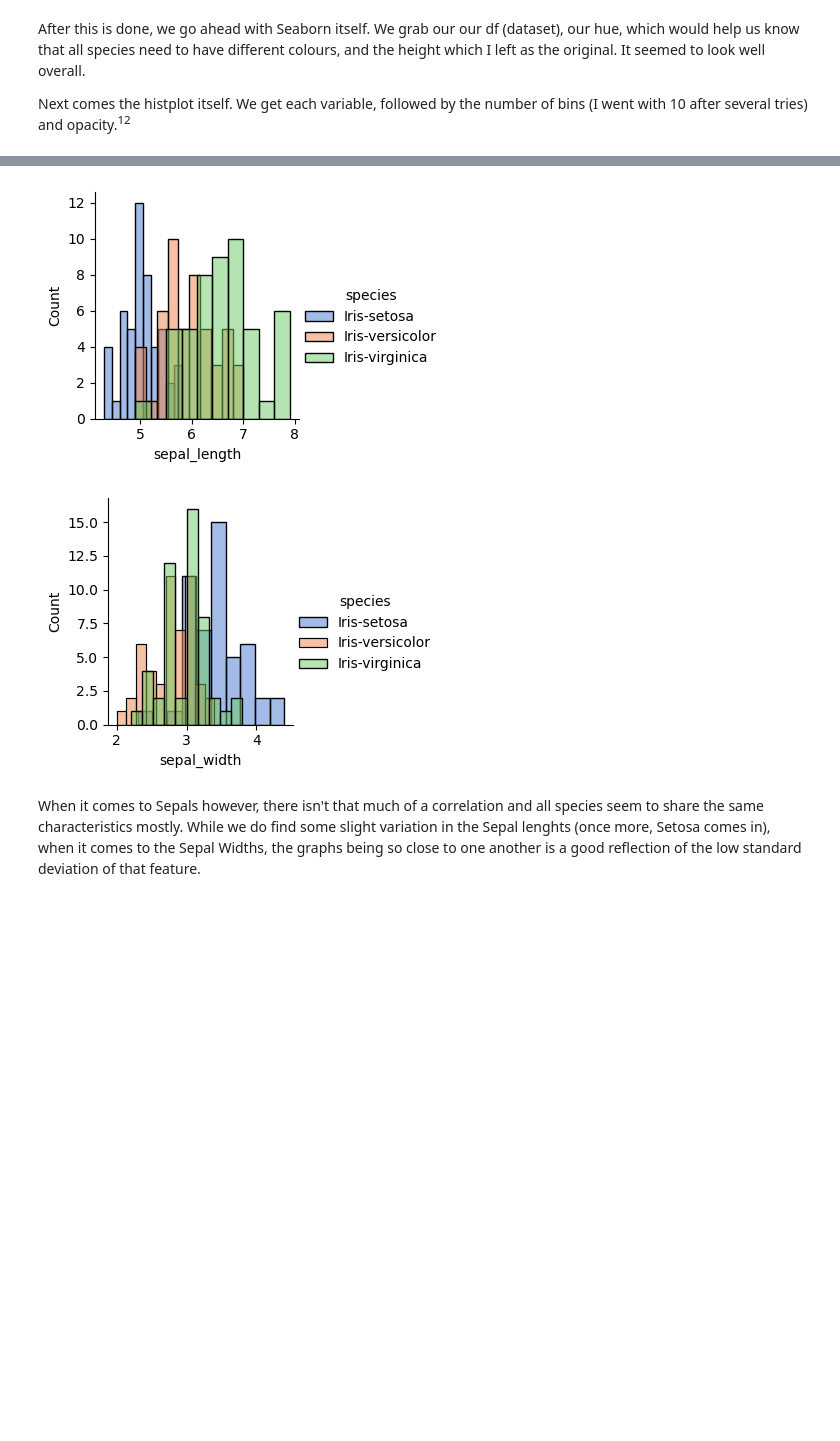
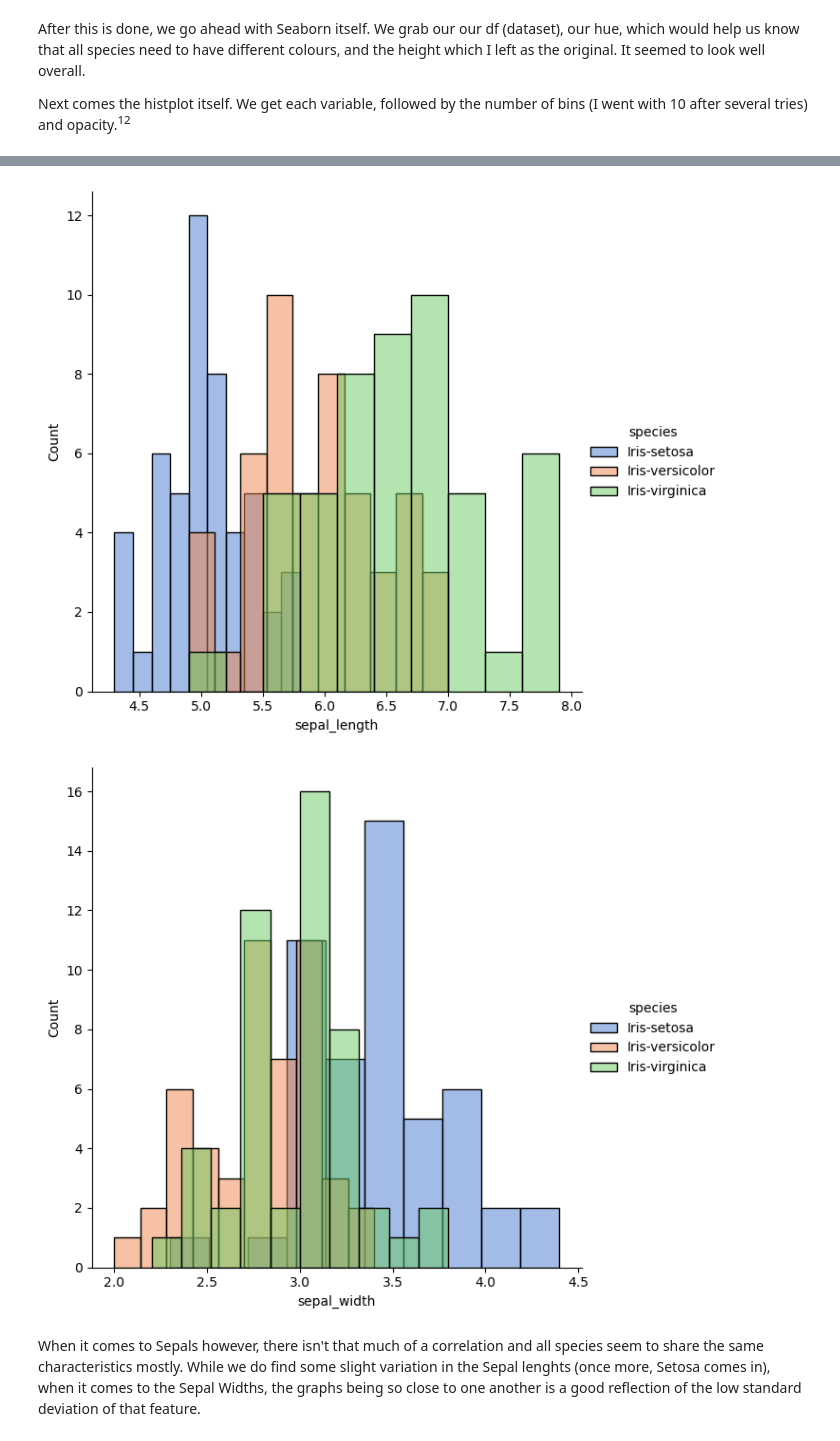
Before and after one commit to LoicBagnoud/pands-project, a Jupyter notebook: iris.ipynb, the cells around one changed output, grey strips where cells are left out. Drawn from its saved outputs; the diff is of its cells as text; code cells hidden in the pictures; blank space fills up the shorter version.

```diff
--- a/iris.ipynb
+++ b/iris.ipynb
@@ -199,13 +199,13 @@ From both Petal Histograms, it seems we were correct in our initial assumptions.
 Something is happening here that's driving the petals, at least for that species, to be in their own cluster. Interestingly enough, the same doesn't happen for Petal width, which has a lower Standard Deviation than Sepal length but shows no overlap with the other species at all.
 # %%
 # Same logic for the Sepals as we did for the Petals above.
-sepal_length_histogram = sns.FacetGrid(df, hue="species",  height=3).map(sns.histplot, "sepal_length", bins=10, alpha=0.5).add_legend()
-sepal_width_histogram = sns.FacetGrid(df, hue="species",  height=3).map(sns.histplot, "sepal_width", bins=10, alpha=0.5).add_legend()
+sepal_length_histogram = sns.FacetGrid(df, hue="species",  height=6).map(sns.histplot, "sepal_length", bins=10, alpha=0.5).add_legend()
+sepal_width_histogram = sns.FacetGrid(df, hue="species",  height=6).map(sns.histplot, "sepal_width", bins=10, alpha=0.5).add_legend()
 plt.show()
 plt.close()
 # %% [output]
-[figure, old version]
+[figure, new version]
-[figure, old version]
+[figure, new version]
 # %% [markdown]
 When it comes to Sepals however, there isn't that much of a correlation and all species seem to share the same characteristics mostly. While we do find some slight variation in the Sepal lenghts (once more, Setosa comes in), when it comes to the Sepal Widths, the graphs being so close to one another is a good reflection of the low standard deviation of that feature.
 # %% [markdown]
```
Also changed, not shown: parts of 15 cells of this notebook, 10 other files.
